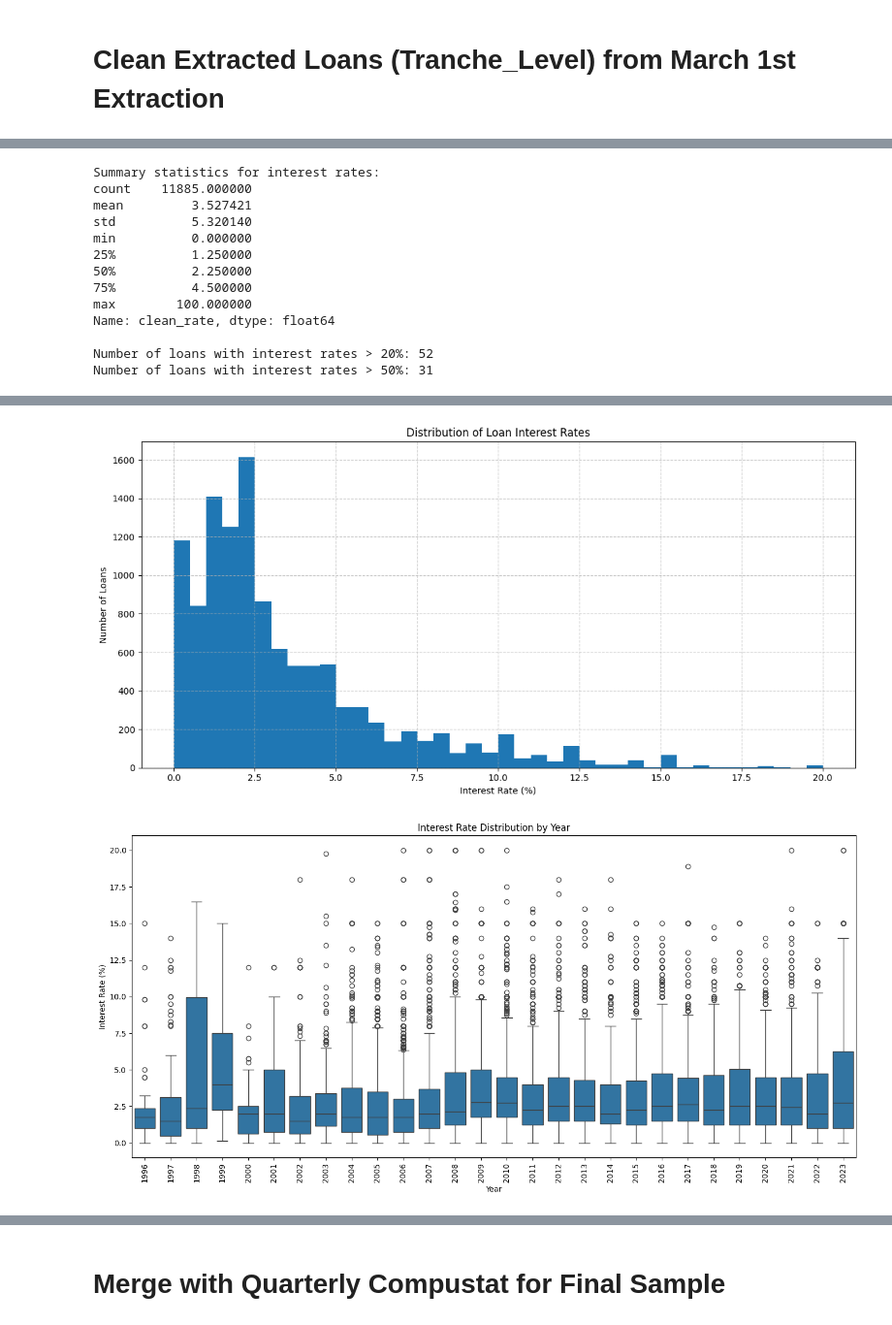
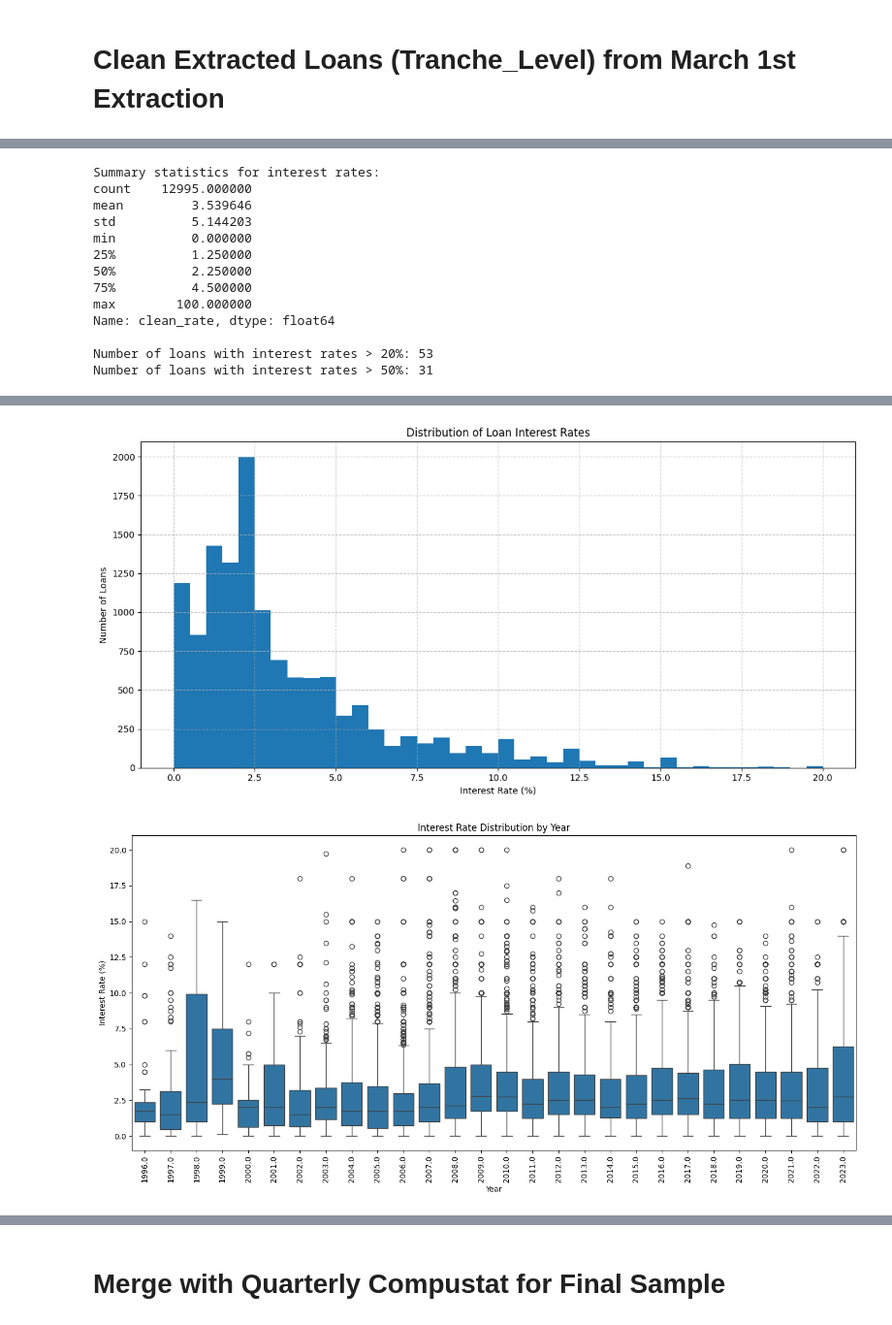
Before and after one commit to zirui-song/direct-lending, a Jupyter notebook: Clean_ExtractedLoans.ipynb, the cells around one changed output, grey strips where cells are left out. Shown at 97% size. Saved outputs shown, nothing was run; the diff lists cells and outputs as text; code cells hidden in the pictures.

```diff
--- a/Clean_ExtractedLoans.ipynb
+++ b/Clean_ExtractedLoans.ipynb
@@ -21,3 +22,4 @@ Working directory is set to: /Users/zrsong/MIT Dropbox/Zirui Song/Research Proje
 # Clean Extracted Loans (Tranche_Level) from March 1st Extraction
 # %%
 extracted_loans = pd.read_csv("../Data/Raw/loan_extraction_update_250301.csv")
+additional_loans = pd.read_csv("../Data/Intermediate/combined_loan_extractions.csv")
@@ -124,6 +154,12 @@ plt.show()
 if 'year' not in filtered_loans.columns:
     filtered_loans['year'] = pd.to_datetime(filtered_loans['date']).dt.year
 
+# --- FIX for ValueError: cannot reindex on an axis with duplicate labels ---
+
+# Remove duplicate index labels before plotting
+if not filtered_loans.index.is_unique:
+    filtered_loans = filtered_loans.reset_index(drop=True)
+
 # Plot interest rates over time
 plt.figure(figsize=(14, 7))
 sns.boxplot(x='year', y='clean_rate', data=filtered_loans)
@@ -135,9 +171,9 @@ plt.tight_layout()
 plt.show()
 # %% [output]
 Summary statistics for interest rates:
-count    11885.000000
-mean         3.527421
-std          5.320140
+count    12995.000000
+mean         3.539646
+std          5.144203
 min          0.000000
 25%          1.250000
 50%          2.250000
@@ -145,5 +181,5 @@ min          0.000000
 max        100.000000
 Name: clean_rate, dtype: float64
 
-Number of loans with interest rates > 20%: 52
+Number of loans with interest rates > 20%: 53
 Number of loans with interest rates > 50%: 31
@@ -170,5 +186,5 @@ See the caveats in the documentation: https://pandas.pydata.org/pandas-docs/stab
-[figure, old version]
+[figure, new version]
-[figure, old version]
+[figure, new version]
 # %%
 # drop if clean_rate is missing
 filtered_loans = filtered_loans.dropna(subset=['clean_rate'])
```
Also changed, not shown: parts of 15 cells of this notebook, 15 other files.
